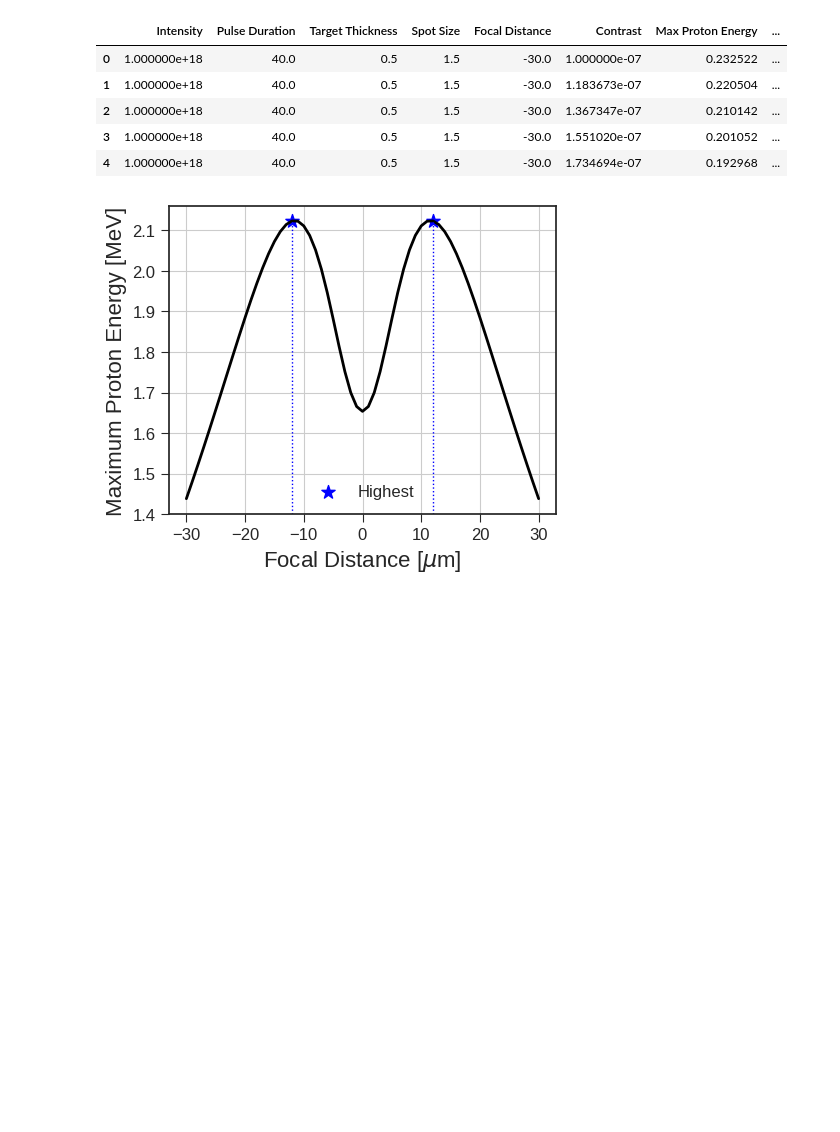
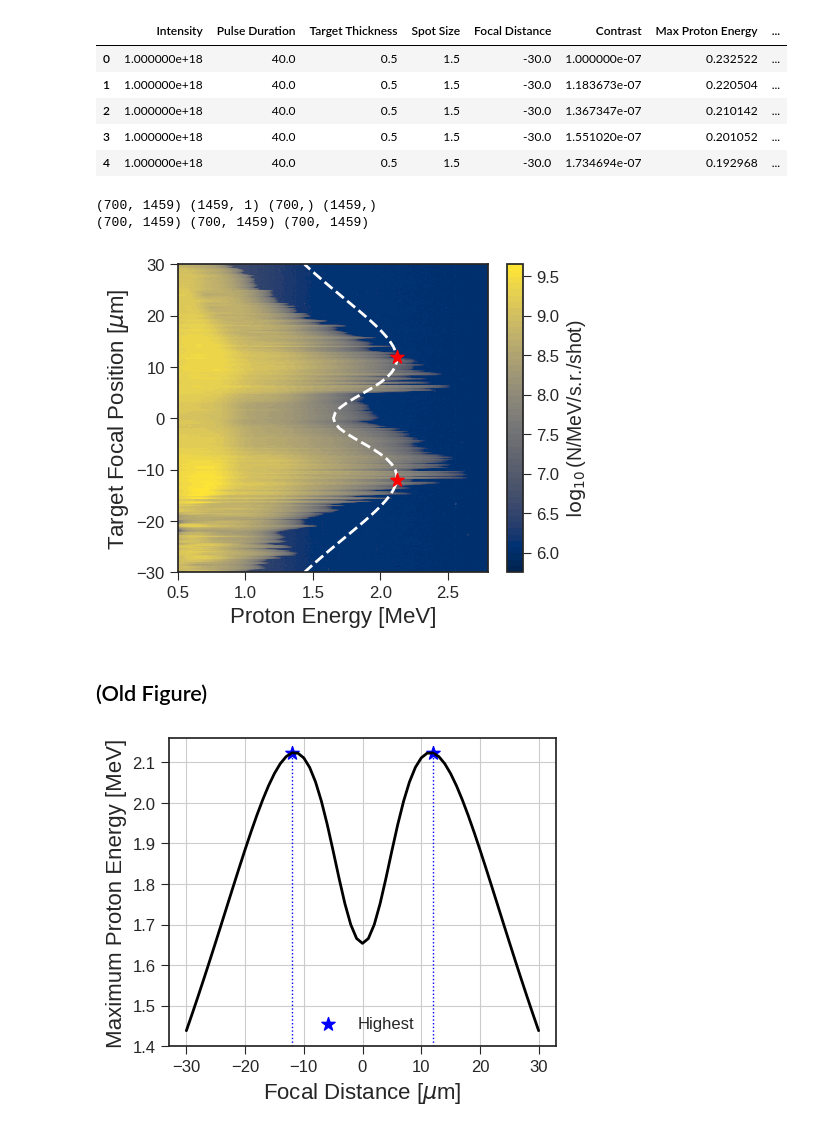
Before and after one commit to ronak-n-desai/fuchs-ml-v3, a Jupyter notebook: datasets/miscellaneous_figures.ipynb, the cells around one changed output. Cells and saved outputs as stored; diff of their text form; code cells hidden in the pictures; blank space fills up the shorter version.

```diff
--- a/datasets/miscellaneous_figures.ipynb
+++ b/datasets/miscellaneous_figures.ipynb
@@ -89,6 +90,49 @@ df.head()
 | 2 | 1.000000e+18 | 40.0 | 0.5 | 1.5 | -30.0 | 1.367347e-07 | 0.210142 | ... |
 | 3 | 1.000000e+18 | 40.0 | 0.5 | 1.5 | -30.0 | 1.551020e-07 | 0.201052 | ... |
 | 4 | 1.000000e+18 | 40.0 | 0.5 | 1.5 | -30.0 | 1.734694e-07 | 0.192968 | ... |
+# %%
+energy_pixel = pd.read_csv('modified_calibration.csv')
+energy_pixel.set_index('# Pixel', inplace=True)
+modified_counts = pd.read_csv('modified_counts.csv')
+focal_distances = modified_counts['Target Focal Position']
+modified_counts = modified_counts.drop(columns=['Target Focal Position'])
+energies = energy_pixel['Energy (MeV)']
+print(modified_counts.shape, energy_pixel.shape, focal_distances.shape, energies.shape)
+x, y = np.meshgrid(energies, focal_distances)
+z = np.log10(modified_counts.to_numpy())
+print(x.shape, y.shape, z.shape)
+fig, ax = plt.subplots(figsize=(5, 4))
+ax.set_xlim(0.5, 2.8)
+ax.set_ylim(-36.5, 33.4)
+ax.set_xlabel('Proton Energy [MeV]', fontsize=16)
+ax.set_ylabel('Target Focal Position [$\mu$m]', fontsize=16)
+cp = ax.contourf(x, y, z, cmap='cividis', levels=np.linspace(5.75, 9.65, 50))
+cp.set_rasterized(True)
+cbar = fig.colorbar(cp, ax=ax, label='$\log_{10}$(N/MeV/s.r./shot)')
+cbar.set_label('$\log_{10}$(N/MeV/s.r./shot)', fontsize=14)
+cbar.set_ticks([6, 6.5, 7, 7.5, 8, 8.5, 9, 9.5])
+df_subset = df[(df['Intensity'] > 0.999e19) & (df['Contrast'] < 1.001e-7) & (df['Target Thickness'] == 0.5)]
+# fig, ax = plt.subplots(figsize=(5, 4))
+order = np.argsort(df_subset['Max Proton Energy']).values
+# ax.grid()
+ax.plot(df_subset['Max Proton Energy'], df_subset['Focal Distance'], color='white', linestyle='dashed')
+ax.scatter(df_subset['Max Proton Energy'].iloc[order[-1]], df_subset['Focal Distance'].iloc[order[-1]], marker='*', color='red', s=100, zorder=10)
+ax.scatter(df_subset['Max Proton Energy'].iloc[order[-2]], df_subset['Focal Distance'].iloc[order[-2]],  marker='*', color='red', s=100, zorder=10)
+# ax.vlines(df_subset['Focal Distance'].iloc[order[-2:]], 1.4, df_subset['Max Proton Energy'].iloc[order[-2:]], linestyle='dotted', color='blue', lw=1)
+# ax.legend(loc='lower center')
+ax.set_xlim(0.5, None)
+ax.set_ylim(-30, 30)
+# ax.set_xlabel('Focal Distance [$\mu$m]')
+# ax.set_ylabel('Maximum Proton Energy [MeV]')
+#ax.set_rasterized(True)
+fig.savefig('plots/energy_dip_morrison.eps', format='eps', bbox_inches='tight', dpi=200)
+fig.savefig('plots/energy_dip_morrison.png', format='png', bbox_inches='tight', dpi=300)
+# %% [output]
+(700, 1459) (1459, 1) (700,) (1459,)
+(700, 1459) (700, 1459) (700, 1459)
+[figure, added]
+# %% [markdown]
+## (Old Figure)
 # %%
 df_subset = df[(df['Intensity'] > 0.999e19) & (df['Contrast'] < 1.001e-7) & (df['Target Thickness'] == 0.5)]
 fig, ax = plt.subplots(figsize=(5, 4))
```
Also changed, not shown: parts of 5 cells of this notebook, 28 other files.
